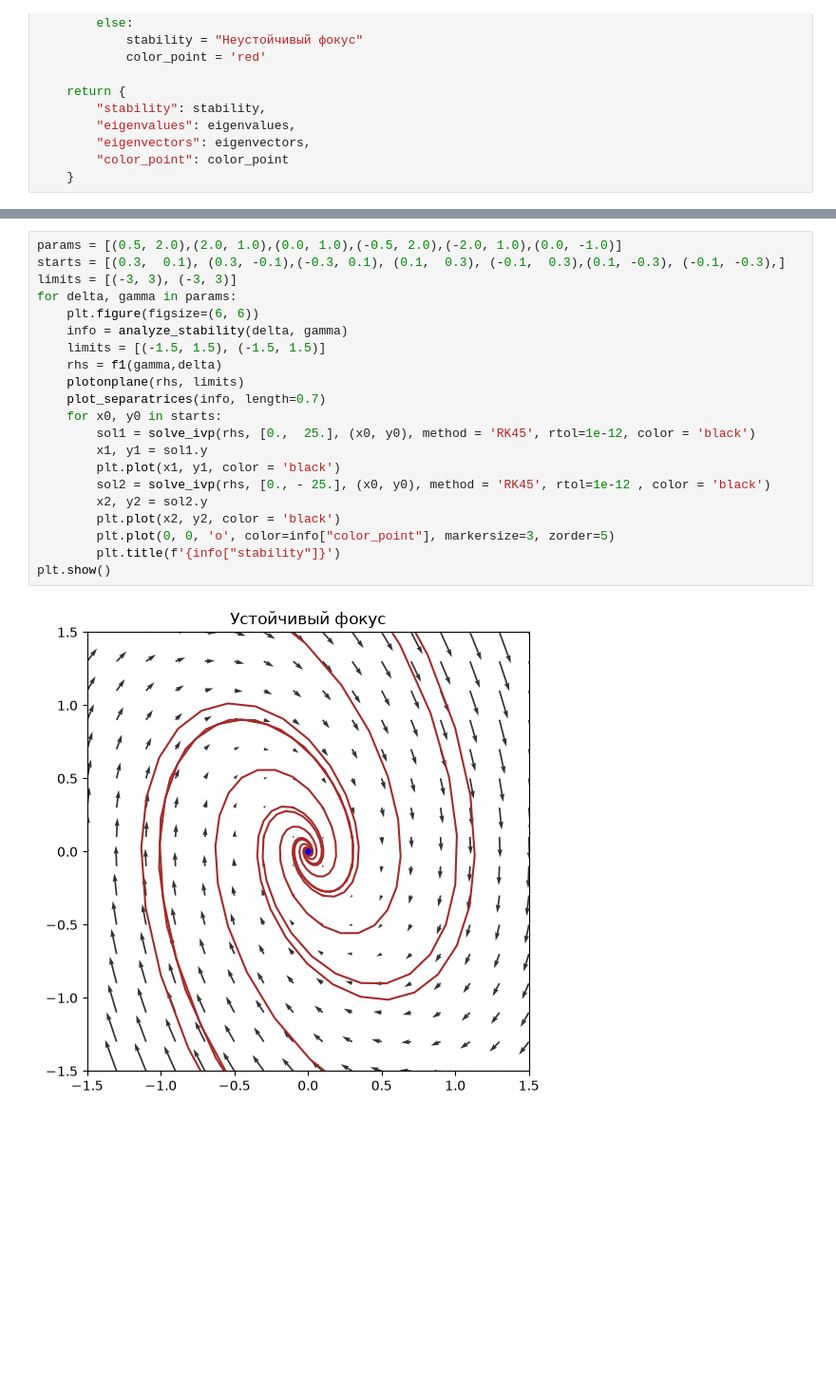
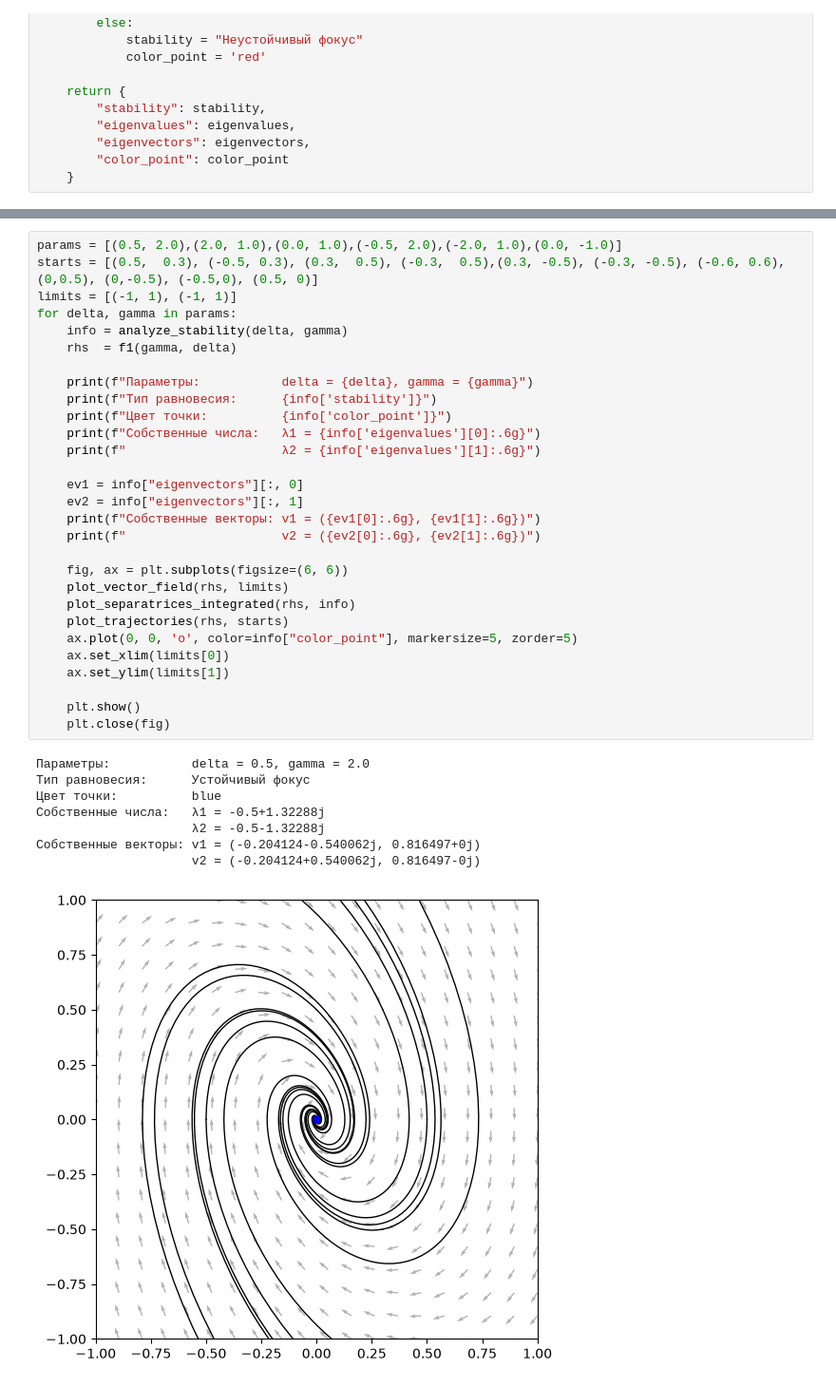
Before and after one commit to Sacrificeuwu/SE_phase_portrait_0, a Jupyter notebook: LaBa_0.ipynb, the cells around one changed output, grey strips where cells are left out. Shown at 95% size. Cells and saved outputs as stored; diff of their text form; blank space fills up the shorter version.

```diff
--- a/LaBa_0.ipynb
+++ b/LaBa_0.ipynb
@@ -110,23 +138,38 @@ def plotonplane(rhs, limits):
 # %%
 params = [(0.5, 2.0),(2.0, 1.0),(0.0, 1.0),(-0.5, 2.0),(-2.0, 1.0),(0.0, -1.0)]
-starts = [(0.3,  0.1), (0.3, -0.1),(-0.3, 0.1), (0.1,  0.3), (-0.1,  0.3),(0.1, -0.3), (-0.1, -0.3),]
-limits = [(-3, 3), (-3, 3)]
+starts = [(0.5,  0.3), (-0.5, 0.3), (0.3,  0.5), (-0.3,  0.5),(0.3, -0.5), (-0.3, -0.5), (-0.6, 0.6), (0,0.5), (0,-0.5), (-0.5,0), (0.5, 0)]
+limits = [(-1, 1), (-1, 1)]
 for delta, gamma in params:
-    plt.figure(figsize=(6, 6))
     info = analyze_stability(delta, gamma)
-    limits = [(-1.5, 1.5), (-1.5, 1.5)]
-    rhs = f1(gamma,delta)
-    plotonplane(rhs, limits)
-    plot_separatrices(info, length=0.7)
-    for x0, y0 in starts:
-        sol1 = solve_ivp(rhs, [0.,  25.], (x0, y0), method = 'RK45', rtol=1e-12, color = 'black')
-        x1, y1 = sol1.y
-        plt.plot(x1, y1, color = 'black')
-        sol2 = solve_ivp(rhs, [0., - 25.], (x0, y0), method = 'RK45', rtol=1e-12 , color = 'black')
-        x2, y2 = sol2.y
-        plt.plot(x2, y2, color = 'black')
-        plt.plot(0, 0, 'o', color=info["color_point"], markersize=3, zorder=5)
-        plt.title(f'{info["stability"]}')
-plt.show()
+    rhs  = f1(gamma, delta)
+
+    print(f"Параметры:           delta = {delta}, gamma = {gamma}")
+    print(f"Тип равновесия:      {info['stability']}")
+    print(f"Цвет точки:          {info['color_point']}")
+    print(f"Собственные числа:   λ1 = {info['eigenvalues'][0]:.6g}")
+    print(f"                     λ2 = {info['eigenvalues'][1]:.6g}")
+
+    ev1 = info["eigenvectors"][:, 0]
+    ev2 = info["eigenvectors"][:, 1]
+    print(f"Собственные векторы: v1 = ({ev1[0]:.6g}, {ev1[1]:.6g})")
+    print(f"                     v2 = ({ev2[0]:.6g}, {ev2[1]:.6g})")
+
+    fig, ax = plt.subplots(figsize=(6, 6))
+    plot_vector_field(rhs, limits)
+    plot_separatrices_integrated(rhs, info)
+    plot_trajectories(rhs, starts)
+    ax.plot(0, 0, 'o', color=info["color_point"], markersize=5, zorder=5)
+    ax.set_xlim(limits[0])
+    ax.set_ylim(limits[1])
+
+    plt.show()
+    plt.close(fig)
 # %% [output]
+Параметры:           delta = 0.5, gamma = 2.0
+Тип равновесия:      Устойчивый фокус
+Цвет точки:          blue
+Собственные числа:   λ1 = -0.5+1.32288j
+                     λ2 = -0.5-1.32288j
+Собственные векторы: v1 = (-0.204124-0.540062j, 0.816497+0j)
+                     v2 = (-0.204124+0.540062j, 0.816497-0j)
-[figure, old version]
+[figure, new version]
```
Also changed, not shown: parts of 5 cells of this notebook.
